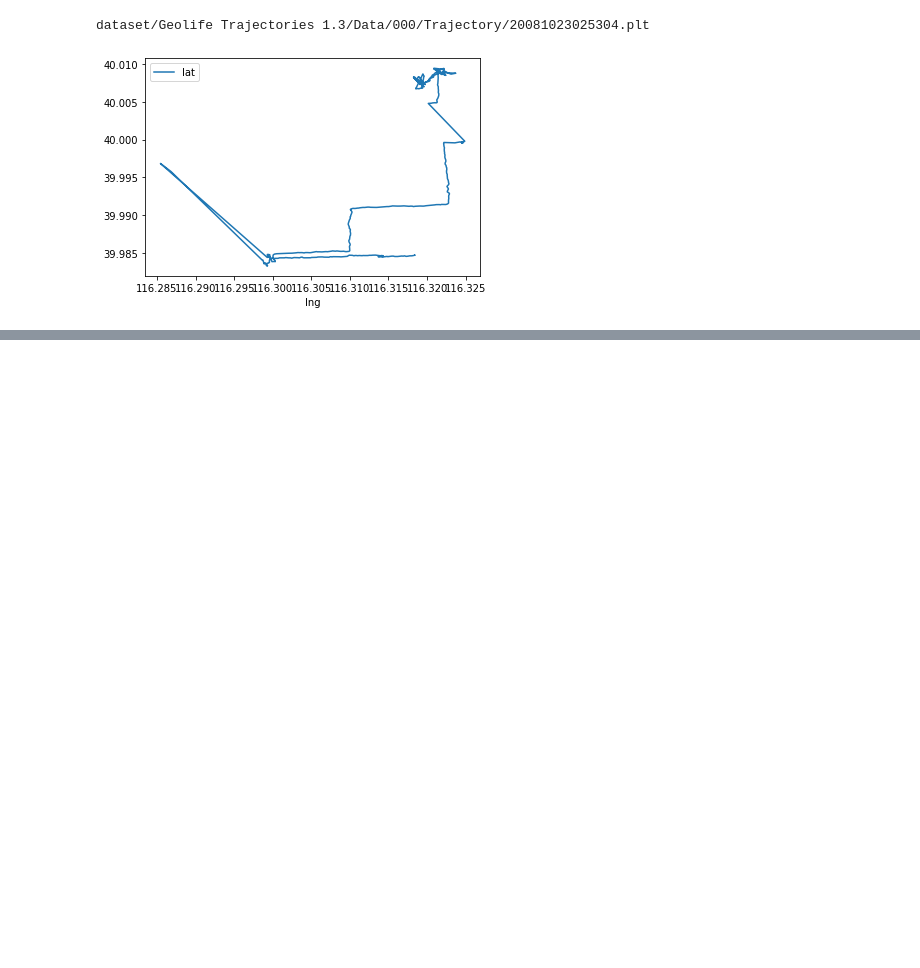
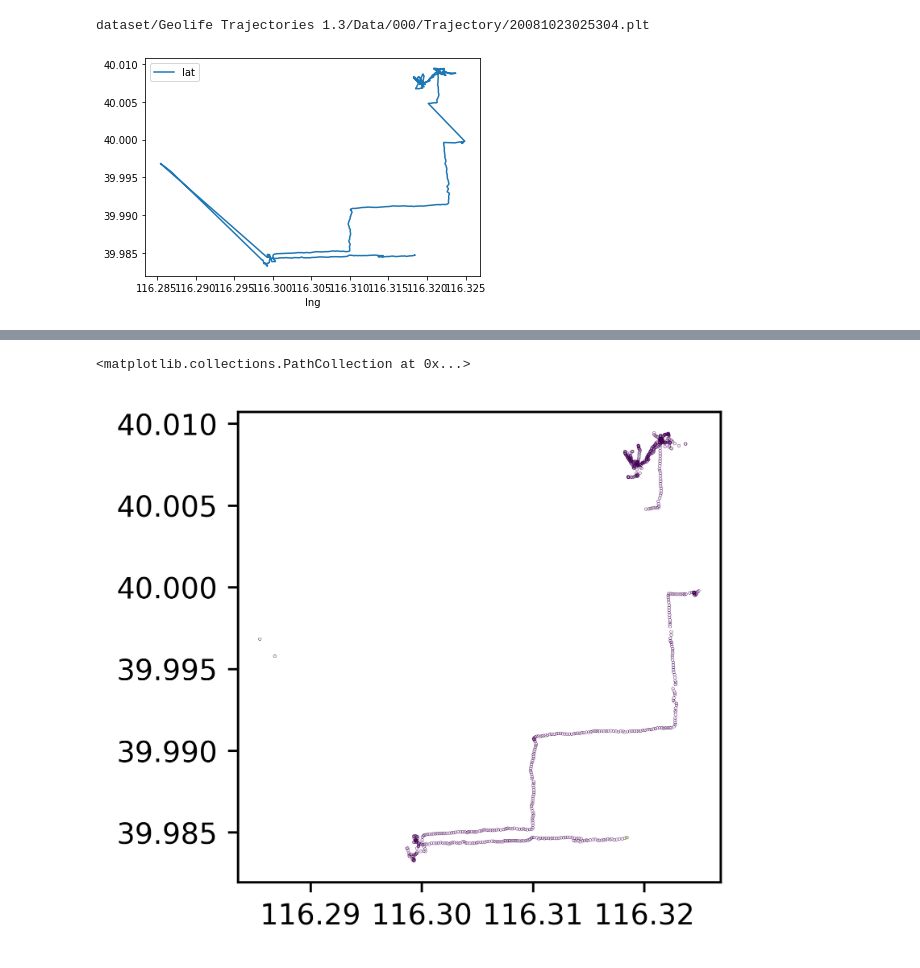
Before and after one commit to KEAE12315/flotation_old, a Jupyter notebook: test.ipynb, the cells around one changed output, grey strips where cells are left out. Cells and saved outputs as stored; diff of their text form; code cells hidden in the pictures; blank space fills up the shorter version.

```diff
--- a/test.ipynb
+++ b/test.ipynb
@@ -12,3 +56,18 @@ dataset/Geolife Trajectories 1.3/Data/000/Trajectory/20081023025304.plt
+# %%
+import matplotlib.pyplot as plt
+fig, ax = plt.subplots(figsize=(3, 3), dpi=600)
+xs = []
+ys = []
+cs = []
+for (i, x, y), (c) in zip(dpc.df[['lng', 'lat']].itertuples(), dpc.dis[0]):
+    xs.append(x)
+    ys.append(y)
+    cs.append(c)
+
+ax.scatter(xs, ys, c=cs, s=0.01)
+# %% [output]
+<matplotlib.collections.PathCollection at 0x...>
+[figure, added]
 # %%
 import folium
 from folium.plugins import HeatMap
```
Also changed, not shown: parts of 8 cells of this notebook, 6 other files.
